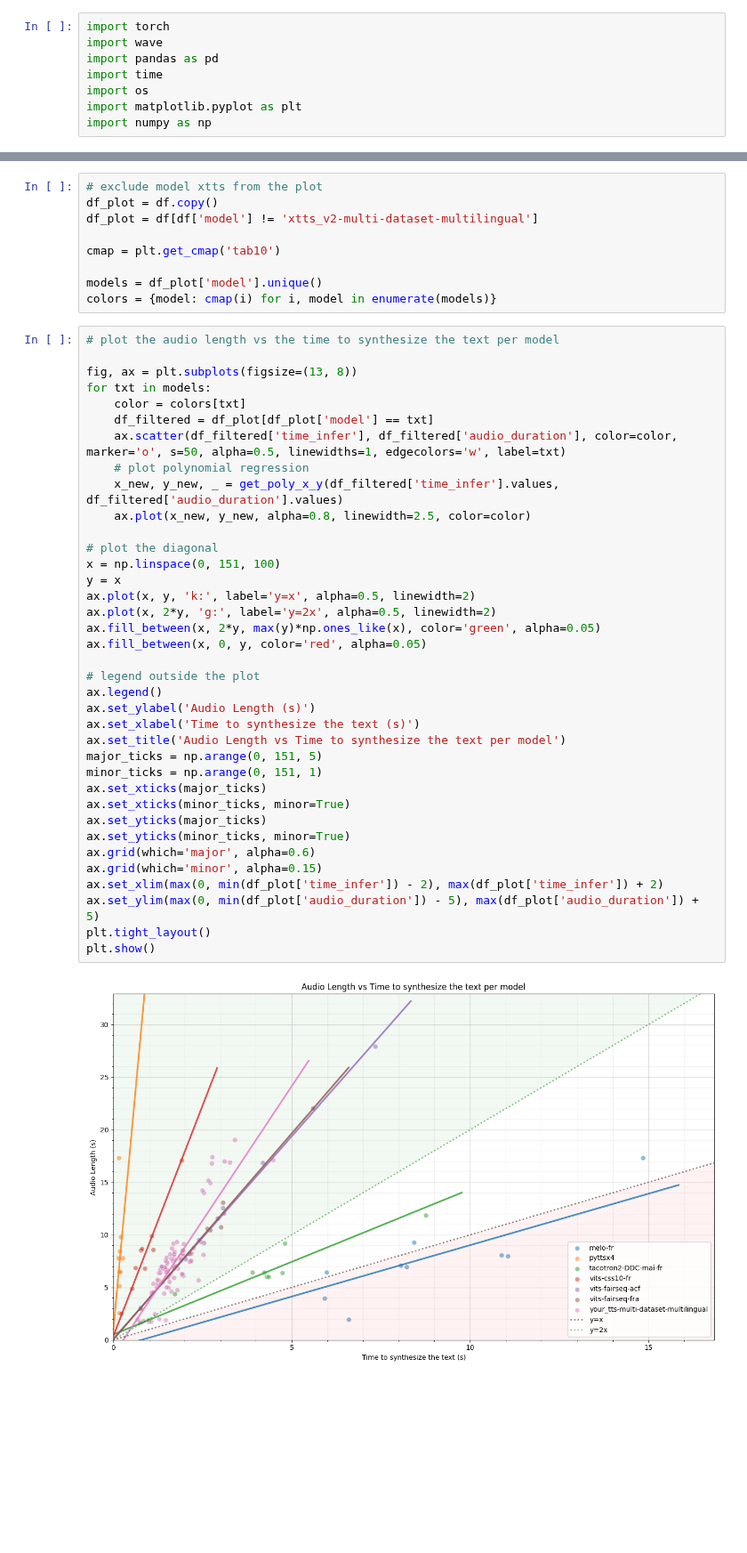
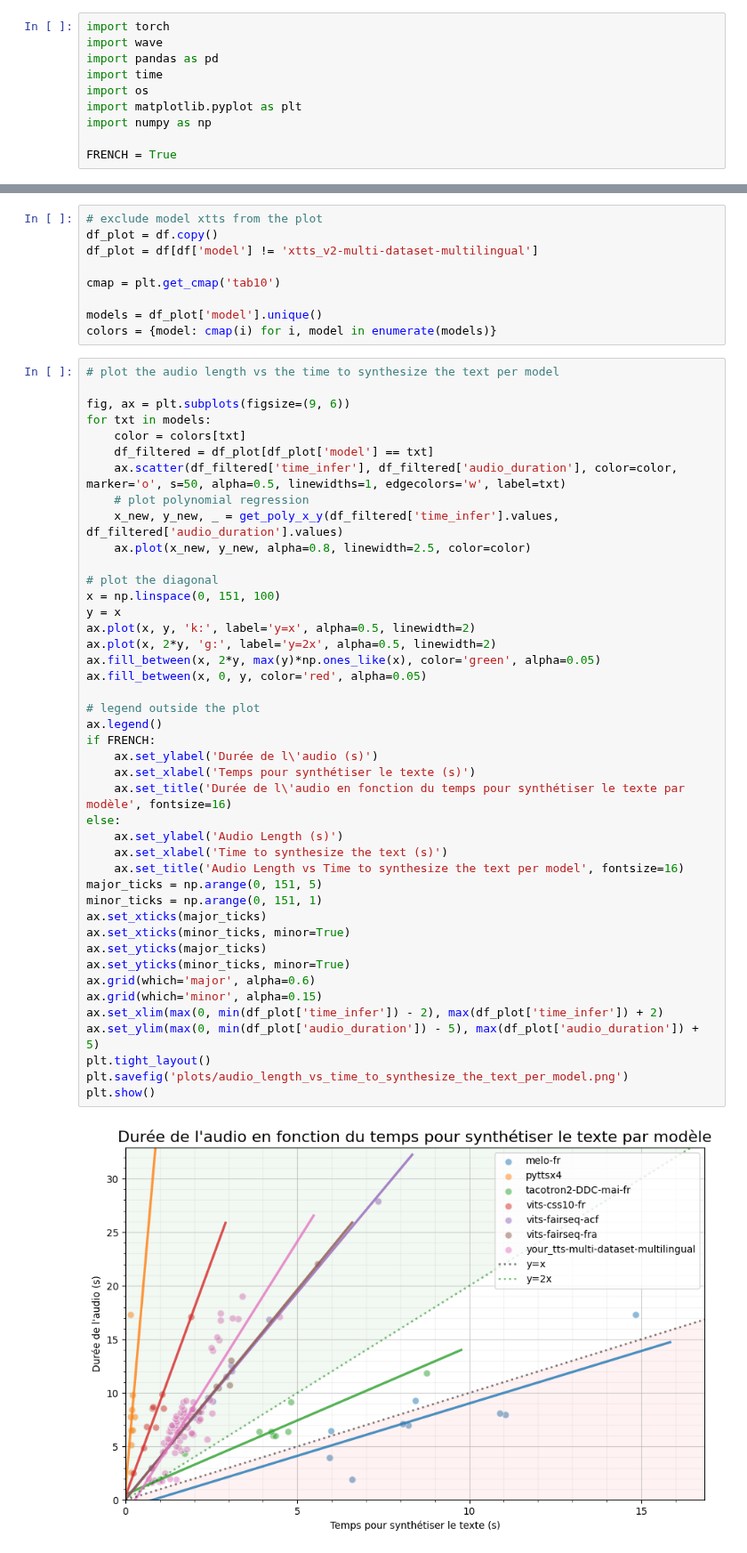
Before and after one commit to eliot-christon/robot-speech-to-speech, a Jupyter notebook: Tools/Evaluation/T3/eval.ipynb, the cells around one changed output, grey strips where cells are left out. Shown at 89% size. Cells and saved outputs as stored; diff of their text form; blank space fills up the shorter version.

Commit message:
prettier plots T3 eval

```diff
--- a/Tools/Evaluation/T3/eval.ipynb
+++ b/Tools/Evaluation/T3/eval.ipynb
@@ -6,6 +6,8 @@ import time
 import os
 import matplotlib.pyplot as plt
 import numpy as np
+
+FRENCH = True
 # %%
 text = "Le soleil adore vos pastels, un chœur qui bat fort de ritournelles. Attends-moi je sors de l'île aux cerfs, L'orage est de l'or pour se perdre."
 # %%
@@ -480,42 +482,48 @@ colors = {model: cmap(i) for i, model in enumerate(models)}
 # %%
 # plot the audio length vs the time to synthesize the text per model
 
-fig, ax = plt.subplots(figsize=(13, 8))
+fig, ax = plt.subplots(figsize=(9, 6))
 for txt in models:
     color = colors[txt]
     df_filtered = df_plot[df_plot['model'] == txt]
     ax.scatter(df_filtered['time_infer'], df_filtered['audio_duration'], color=color, marker='o', s=50, alpha=0.5, linewidths=1, edgecolors='w', label=txt)
     # plot polynomial regression
     x_new, y_new, _ = get_poly_x_y(df_filtered['time_infer'].values, df_filtered['audio_duration'].values)
     ax.plot(x_new, y_new, alpha=0.8, linewidth=2.5, color=color)
 
 # plot the diagonal
 x = np.linspace(0, 151, 100)
 y = x
 ax.plot(x, y, 'k:', label='y=x', alpha=0.5, linewidth=2)
 ax.plot(x, 2*y, 'g:', label='y=2x', alpha=0.5, linewidth=2)
 ax.fill_between(x, 2*y, max(y)*np.ones_like(x), color='green', alpha=0.05)
 ax.fill_between(x, 0, y, color='red', alpha=0.05)
 
 # legend outside the plot
 ax.legend()
-ax.set_ylabel('Audio Length (s)')
-ax.set_xlabel('Time to synthesize the text (s)')
-ax.set_title('Audio Length vs Time to synthesize the text per model')
+if FRENCH:
+    ax.set_ylabel('Durée de l\'audio (s)')
+    ax.set_xlabel('Temps pour synthétiser le texte (s)')
+    ax.set_title('Durée de l\'audio en fonction du temps pour synthétiser le texte par modèle', fontsize=16)
+else:
+    ax.set_ylabel('Audio Length (s)')
+    ax.set_xlabel('Time to synthesize the text (s)')
+    ax.set_title('Audio Length vs Time to synthesize the text per model', fontsize=16)
 major_ticks = np.arange(0, 151, 5)
 minor_ticks = np.arange(0, 151, 1)
 ax.set_xticks(major_ticks)
 ax.set_xticks(minor_ticks, minor=True)
 ax.set_yticks(major_ticks)
 ax.set_yticks(minor_ticks, minor=True)
 ax.grid(which='major', alpha=0.6)
 ax.grid(which='minor', alpha=0.15)
 ax.set_xlim(max(0, min(df_plot['time_infer']) - 2), max(df_plot['time_infer']) + 2)
 ax.set_ylim(max(0, min(df_plot['audio_duration']) - 5), max(df_plot['audio_duration']) + 5)
 plt.tight_layout()
+plt.savefig('plots/audio_length_vs_time_to_synthesize_the_text_per_model.png')
 plt.show()
 # %% [output]
-[figure, old version]
+[figure, new version]
 # %%
 # make the slope a score per model
 df_slope = pd.DataFrame(columns=['model', 'slope'])
```
Also changed, not shown: parts of 2 cells of this notebook, 3 other files.
